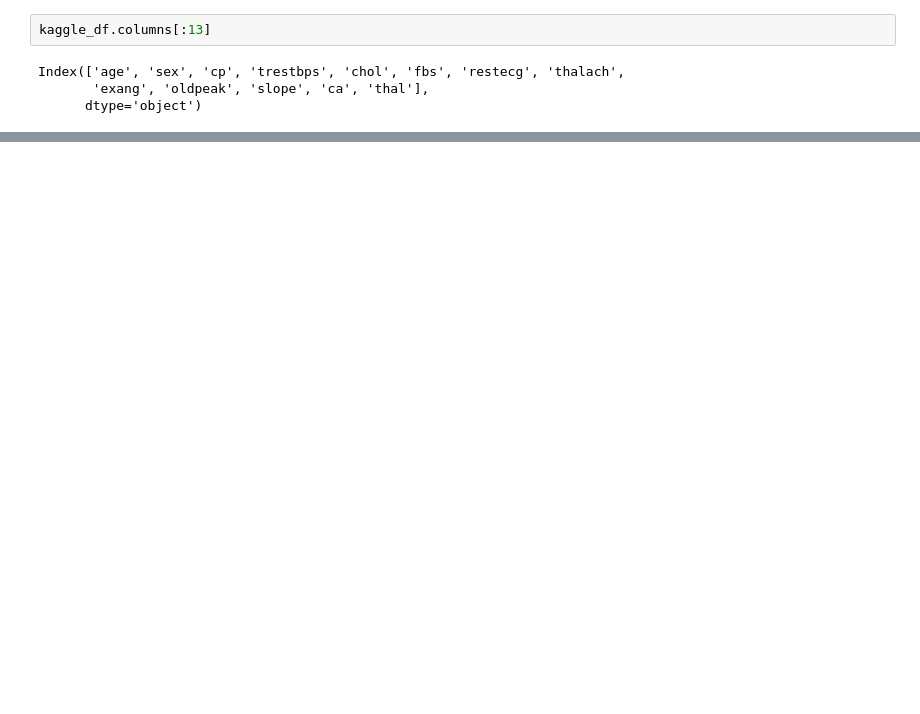
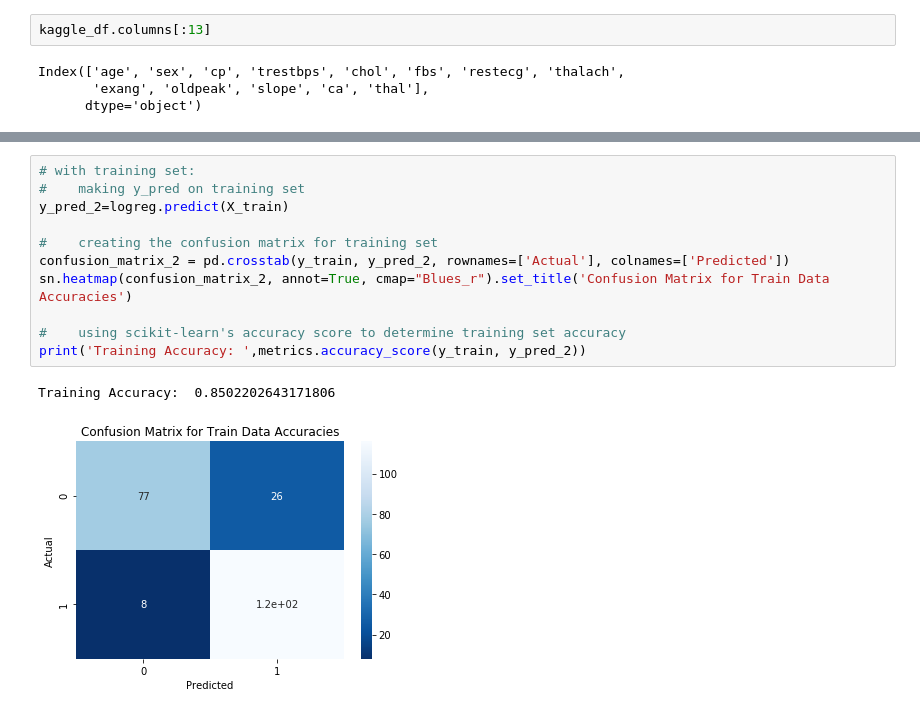
Before and after one commit to sophiegroenwold/heart-disease-ds100, a Jupyter notebook: heart-disease-exploration.ipynb, the cells around one changed output, grey strips where cells are left out. Drawn from its saved outputs; the diff is of its cells as text; blank space fills up the shorter version.

```diff
--- a/heart-disease-exploration.ipynb
+++ b/heart-disease-exploration.ipynb
@@ -441,0 +453,14 @@ Accuracy:  0.8552631578947368
+# %%
+# with training set:
+#    making y_pred on training set
+y_pred_2=logreg.predict(X_train)
+
+#    creating the confusion matrix for training set
+confusion_matrix_2 = pd.crosstab(y_train, y_pred_2, rownames=['Actual'], colnames=['Predicted'])
+sn.heatmap(confusion_matrix_2, annot=True, cmap="Blues_r").set_title('Confusion Matrix for Train Data Accuracies')
+
+#    using scikit-learn's accuracy score to determine training set accuracy
+print('Training Accuracy: ',metrics.accuracy_score(y_train, y_pred_2))
+# %% [output]
+Training Accuracy:  0.8502202643171806
+[figure, added]
```
Also changed, not shown: parts of 57 cells of this notebook, 2 other files.
